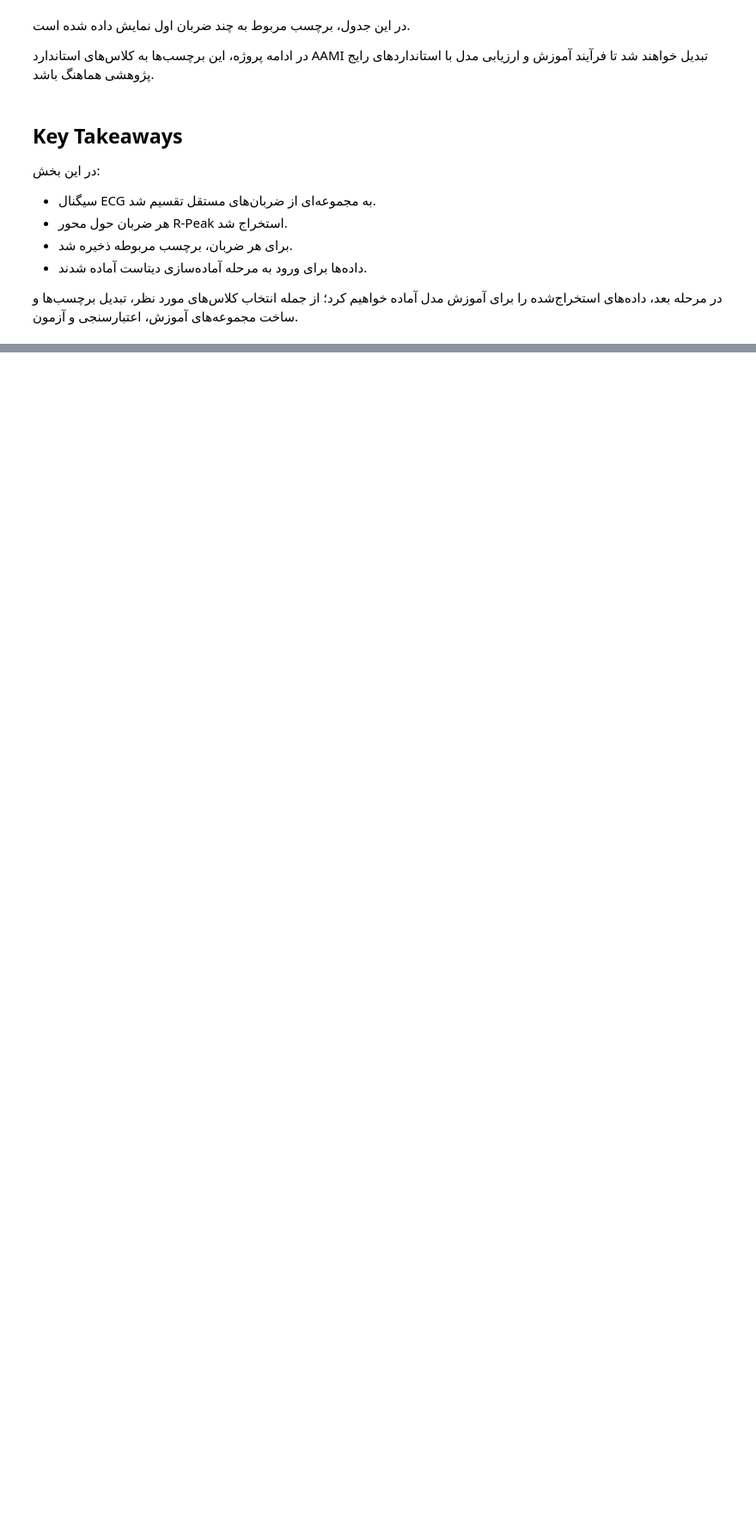
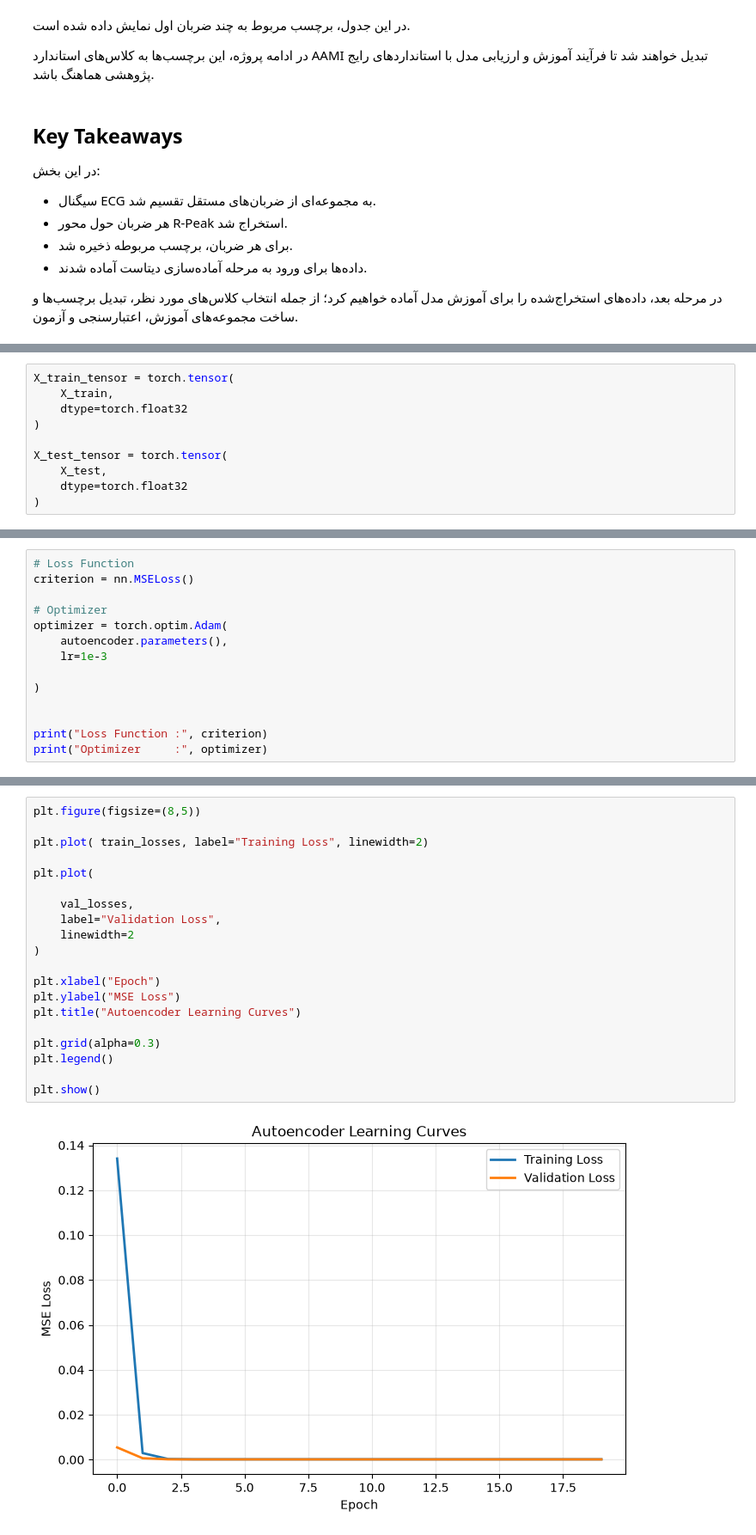
Before and after one commit to 9M3a1h3d9i9/ECG-Autoencoder-CNN, a Jupyter notebook: notebooks/ECG_Arrhythmia_Classification.ipynb, the cells around one changed output, grey strips where cells are left out. Shown at 86% size. Drawn from its saved outputs; the diff is of its cells as text; blank space fills up the shorter version.

```diff
--- a/notebooks/ECG_Arrhythmia_Classification.ipynb
+++ b/notebooks/ECG_Arrhythmia_Classification.ipynb
@@ -1032,0 +1437,10 @@ plt.show()
+# %%
+X_train_tensor = torch.tensor(
+    X_train,
+    dtype=torch.float32
+)
+
+X_test_tensor = torch.tensor(
+    X_test,
+    dtype=torch.float32
+)
@@ -1032,0 +1716,14 @@ plt.show()
+# %%
+# Loss Function
+criterion = nn.MSELoss()
+
+# Optimizer
+optimizer = torch.optim.Adam(
+    autoencoder.parameters(),
+    lr=1e-3
+
+)
+
+
+print("Loss Function :", criterion)
+print("Optimizer     :", optimizer)
@@ -1032,0 +1894,22 @@ plt.show()
+# %%
+plt.figure(figsize=(8,5))
+
+plt.plot( train_losses, label="Training Loss", linewidth=2)
+
+plt.plot(
+
+    val_losses,
+    label="Validation Loss",
+    linewidth=2
+)
+
+plt.xlabel("Epoch")
+plt.ylabel("MSE Loss")
+plt.title("Autoencoder Learning Curves")
+
+plt.grid(alpha=0.3)
+plt.legend()
+
+plt.show()
+# %% [output]
+[figure, added]
```
Also changed, not shown: parts of 81 cells of this notebook.
